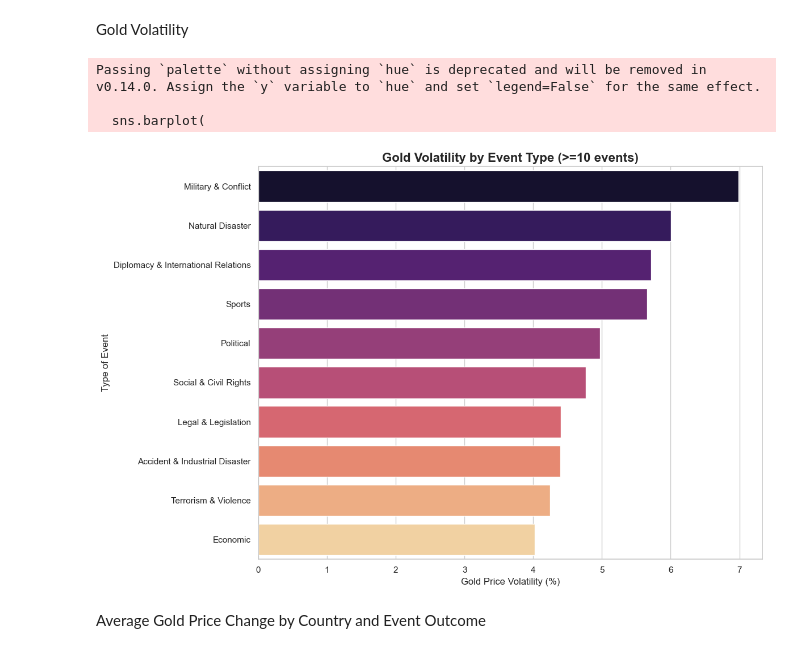
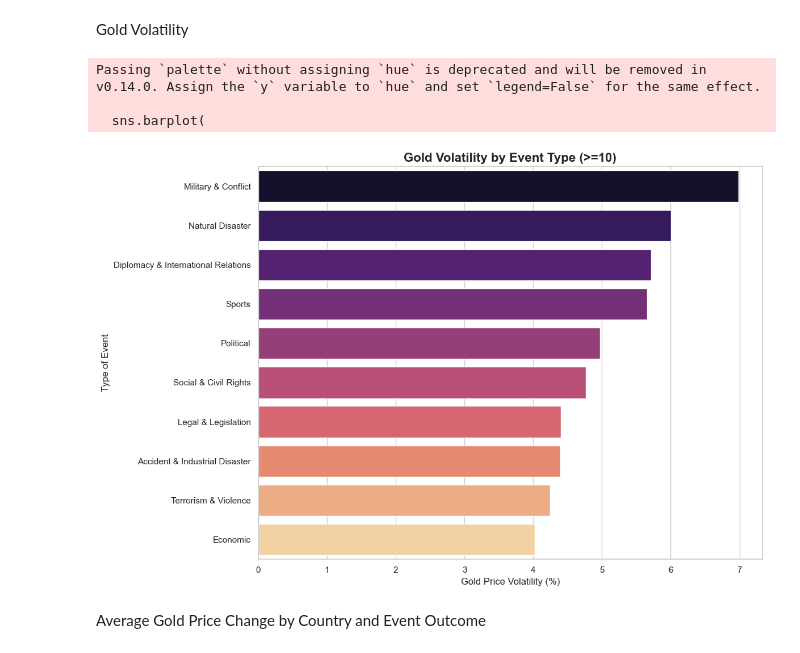
Before and after one commit to WornWolf/DataSci_Project_2026, a Jupyter notebook: project_initial.ipynb, the cells around one changed output. Drawn from its saved outputs; the diff is of its cells as text; code cells hidden in the pictures.

```diff
--- a/project_initial.ipynb
+++ b/project_initial.ipynb
@@ -680,35 +680,35 @@ Gold Volatility
 event_counts = df.groupby("Type of Event").size()
 
 valid_events = event_counts[event_counts >= 10].index
 
 filtered_df = df[df["Type of Event"].isin(valid_events)]
 
 # คำนวณ volatility
 volatility = (
     filtered_df.groupby("Type of Event")["Gold Change %"]
     .std()
     .sort_values(ascending=False)
 )
 
 plt.figure(figsize=(12,8))
 
 sns.barplot(
     x=volatility.values,
     y=volatility.index,
     palette="magma"
 )
 
-plt.title("Gold Volatility by Event Type (>=10 events)", fontsize=16, fontweight="bold")
+plt.title("Gold Volatility by Event Type (>=10)", fontsize=16, fontweight="bold")
 plt.xlabel("Gold Price Volatility (%)")
 plt.ylabel("Type of Event")
 
 plt.tight_layout()
 plt.show()
 # %% [output]
 Passing `palette` without assigning `hue` is deprecated and will be removed in v0.14.0. Assign the `y` variable to `hue` and set `legend=False` for the same effect.
 
   sns.barplot(
-[figure, old version]
+[figure, new version]
 # %% [markdown]
 Average Gold Price Change by Country and Event Outcome
 # %%
```
Also changed, not shown: parts of 6 cells of this notebook.
